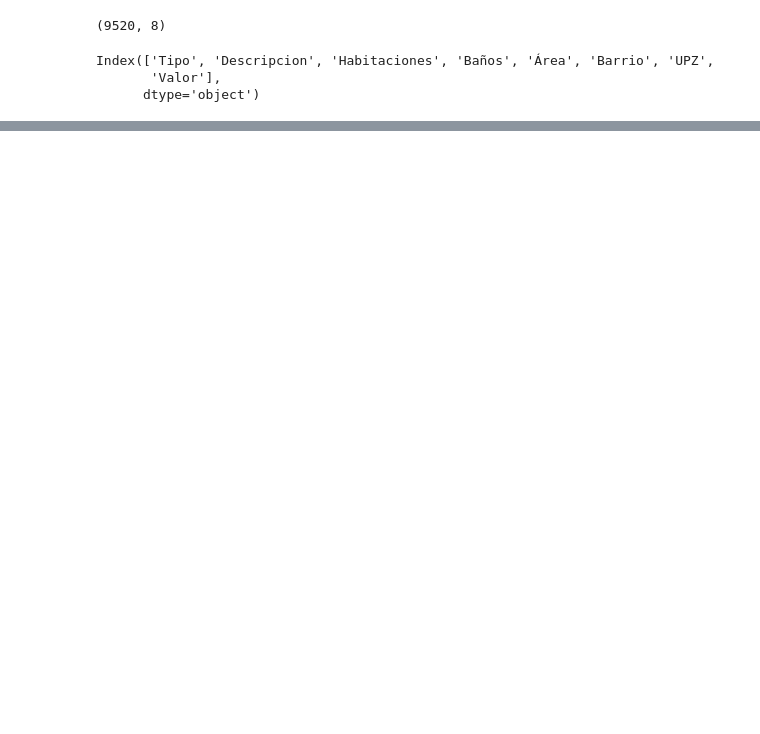
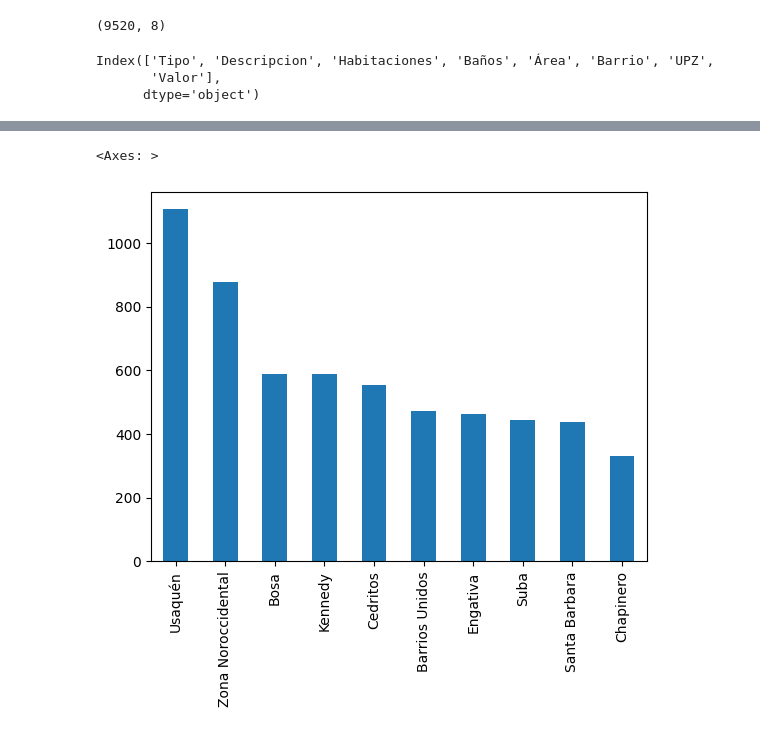
Before and after one commit to Zniper1/Analisis_de_Datos_Python, a Jupyter notebook: Inmersion_en_datos_Aula1.ipynb, the cells around one changed output, grey strips where cells are left out. Saved outputs shown, nothing was run; the diff lists cells and outputs as text; code cells hidden in the pictures; blank space fills up the shorter version.

```diff
--- a/Inmersion_en_datos_Aula1.ipynb
+++ b/Inmersion_en_datos_Aula1.ipynb
@@ -209,0 +228,6 @@ inmuebles_barrio.head(20).plot.bar()
+# %%
+#Grafico de Top 10 Barrios con mas inmuebles
+inmuebles_barrio.head(10).plot.bar()
+# %% [output]
+<Axes: >
+[figure, added]
```
Also changed, not shown: parts of 82 cells of this notebook.
